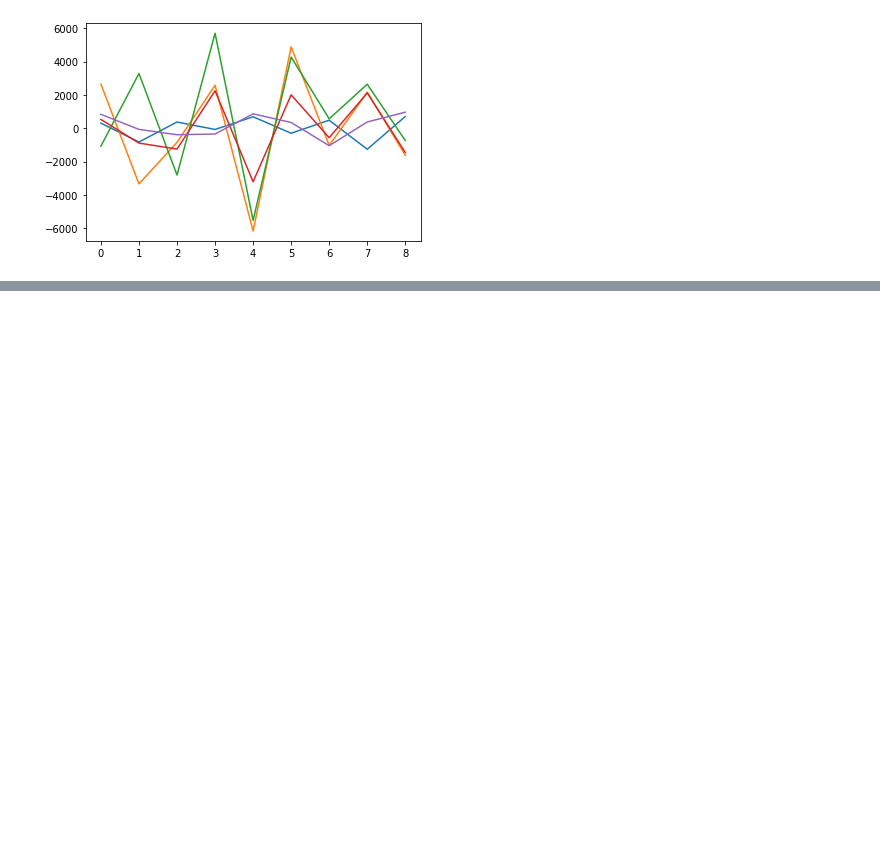
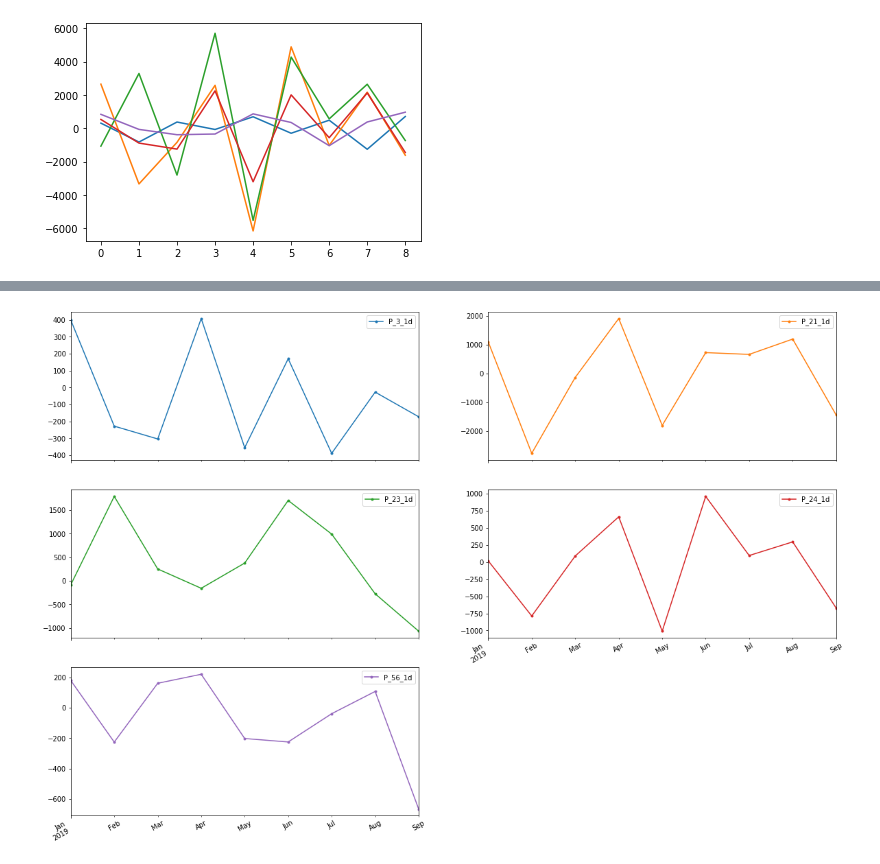
Before and after one commit to Mounji-Salma/Forecasting_App, a Jupyter notebook: VAR.ipynb, the cells around one changed output, grey strips where cells are left out. Saved outputs shown, nothing was run; the diff lists cells and outputs as text; code cells hidden in the pictures; blank space fills up the shorter version.

```diff
--- a/VAR.ipynb
+++ b/VAR.ipynb
@@ -304,0 +266,5 @@ LinAlgError: 4-th leading minor of the array is not positive definite
+# %%
+df_forecast.plot(subplots=True,layout=(3,2),figsize=(20,15), marker='.')
+plt.show()
+# %% [output]
+[figure, added]
```
Also changed, not shown: parts of 14 cells of this notebook.
